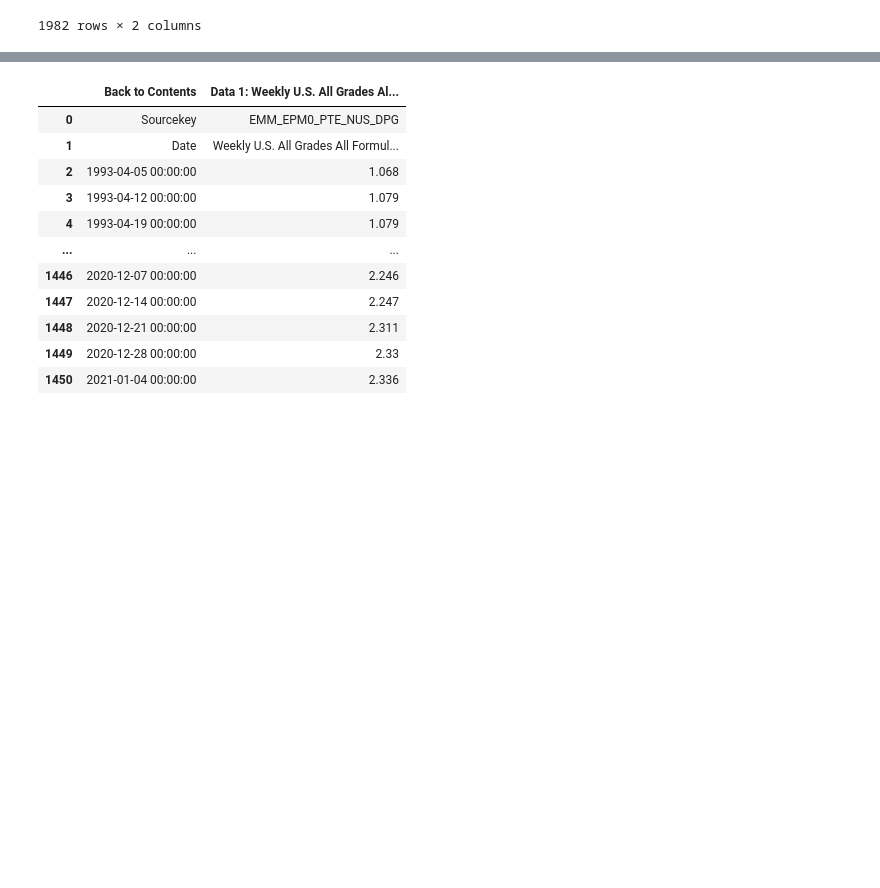
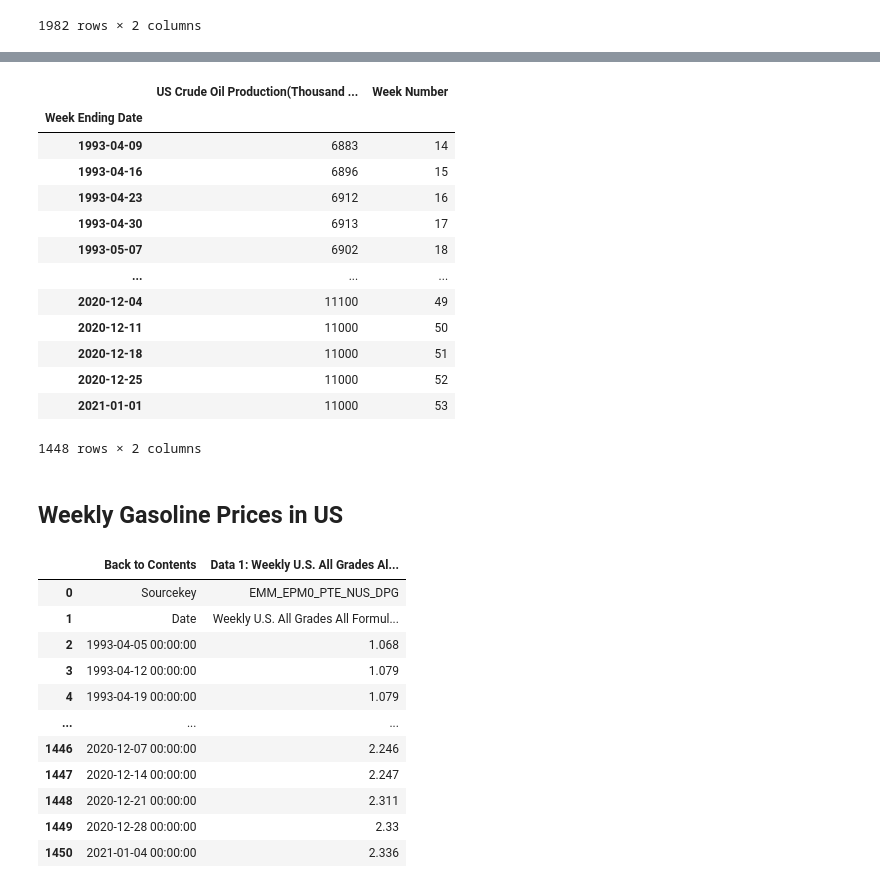
Before and after one commit to leonardz17/ETL_Project, a Jupyter notebook: ETL_Project.ipynb, the cells around one changed output, grey strips where cells are left out. Drawn from its saved outputs; the diff is of its cells as text; code cells hidden in the pictures; blank space fills up the shorter version.

```diff
--- a/ETL_Project.ipynb
+++ b/ETL_Project.ipynb
@@ -22,3 +50,26 @@ crude_oil
+# %%
+# Filter data to specified date range
+
+crude_oil_filtered = crude_oil_clean.loc[(crude_oil_clean["Week Ending Date"] >= '1993-04-09')]
+crude_oil_filtered = crude_oil_filtered.set_index("Week Ending Date")
+crude_oil_filtered
+# %% [output]
+|  | US Crude Oil Production(Thousand ... | Week Number |
+| Week Ending Date |  |  |
+| 1993-04-09 | 6883 | 14 |
+| 1993-04-16 | 6896 | 15 |
+| 1993-04-23 | 6912 | 16 |
+| 1993-04-30 | 6913 | 17 |
+| 1993-05-07 | 6902 | 18 |
+| ... | ... | ... |
+| 2020-12-04 | 11100 | 49 |
+| 2020-12-11 | 11000 | 50 |
+| 2020-12-18 | 11000 | 51 |
+| 2020-12-25 | 11000 | 52 |
+| 2021-01-01 | 11000 | 53 |
+1448 rows × 2 columns
+# %% [markdown]
+## Weekly Gasoline Prices in US
 # %%
 # Gasoline prices in dollars in the US; weekly averages
 
```
Also changed, not shown: parts of 19 cells of this notebook, 1 other file.
